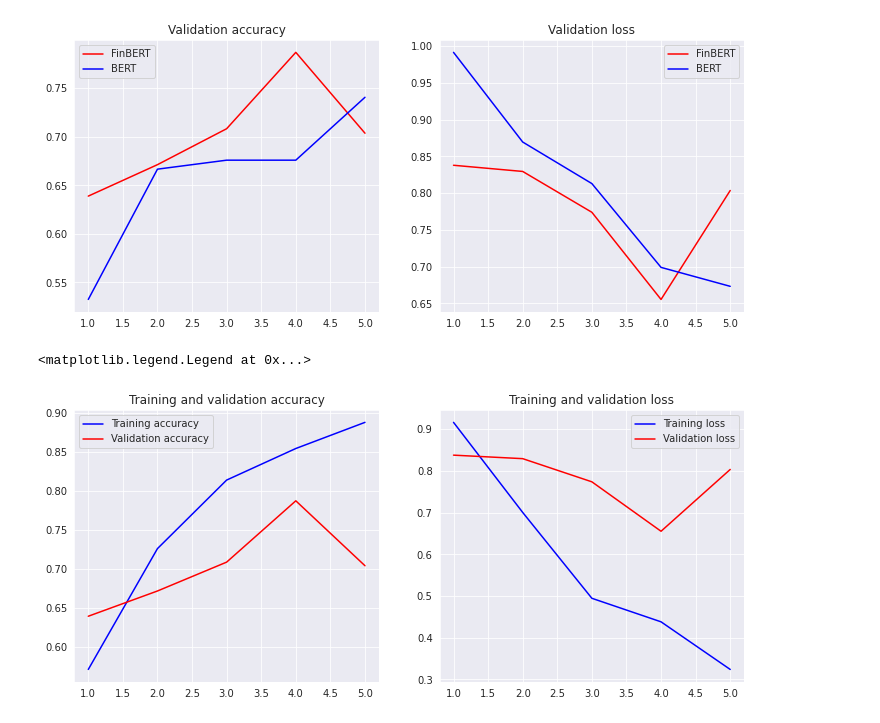
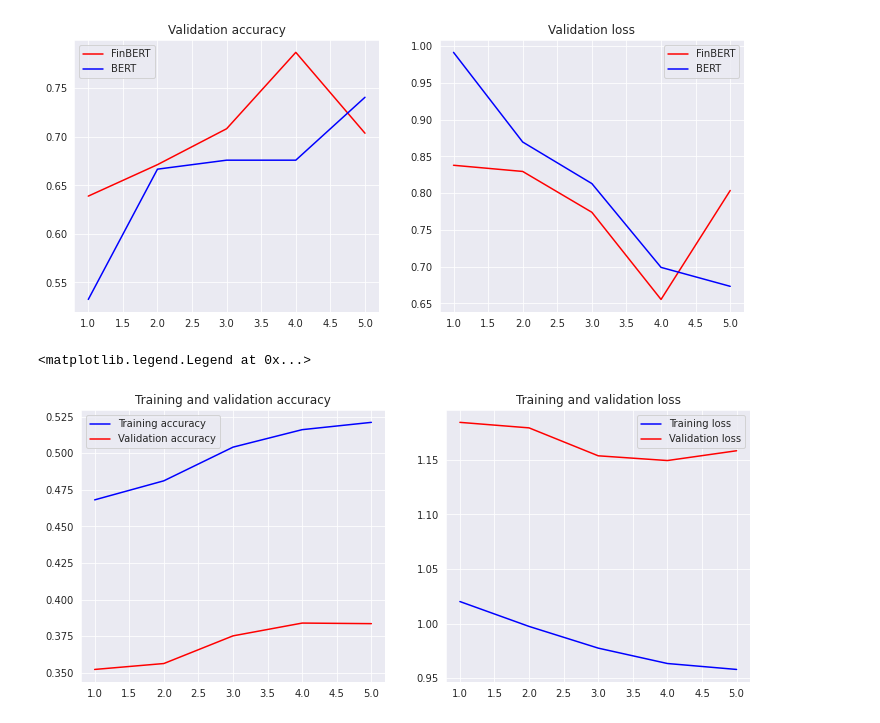
Before and after one commit to dbejarano31/Master-Thesis-Information-Management, a Jupyter notebook: finBERT_HF.ipynb, the cells around one changed output. Drawn from its saved outputs; the diff is of its cells as text; code cells hidden in the pictures.

```diff
--- a/finBERT_HF.ipynb
+++ b/finBERT_HF.ipynb
@@ -215,0 +223,2 @@ max_seq_length = 200
+# %%
+df['Filing'] = df['Filing'].apply(lambda x: remove_stopwords(x))
@@ -248,0 +320,8 @@ test_encodings = tokenizer(list(x_test),
+# %%
+train_encodings.pop('overflow_to_sample_mapping')
+train_encodings.pop('offset_mapping')
+test_encodings.pop('overflow_to_sample_mapping')
+test_encodings.pop('offset_mapping')
+val_encodings.pop('overflow_to_sample_mapping')
+val_encodings.pop('offset_mapping')
+train_encodings.keys
@@ -260,9 +359,9 @@ class SEC_Dataset(torch.utils.data.Dataset):
   def __len__(self):
     return len(self.labels)
 
-train_dataset = SEC_Dataset(train_encodings, train_labels)
-val_dataset = SEC_Dataset(val_encodings, val_labels)
-test_dataset = SEC_Dataset(test_encodings, y_test)
+train_dataset = SEC_Dataset(train_encodings, train_sub_labs)
+val_dataset = SEC_Dataset(val_encodings, val_sub_labs)
+test_dataset = SEC_Dataset(test_encodings, test_sub_labs)
 # %% [markdown]
 ## Performance metrics
 # %%
@@ -375,10 +474,13 @@ training_args = TrainingArguments(
     do_eval = True,
     evaluation_strategy = 'epoch',
     logging_strategy = 'epoch',
-    per_device_train_batch_size = batch_size,
-    per_device_eval_batch_size = batch_size,
+    per_device_train_batch_size = 32,
+    per_device_eval_batch_size = 32,
     warmup_steps = 250,
-    weight_decay = 0.01
+    weight_decay = 0.2,
+    gradient_accumulation_steps = 3,
+    learning_rate = 1e-6,
+    fp16 = True
 )
 
 trainer = MyTrainer(
@@ -388,6 +490,5 @@ trainer = MyTrainer(
     eval_dataset = val_dataset,
     compute_metrics = compute_metrics
 )
-
 trainer.train()
 # %% [output]
@@ -497,18 +598,37 @@ plt.legend()
 [figure]
 # %%
 # here we plot finBERT training
+sns.set_style('darkgrid')
+
+finbert_train_loss = []
+finbert_val_loss = []
+finbert_train_acc = []
+finbert_val_acc = []
+
+for log_history in trainer.state.log_history:
+
+  if 'train_loss' in log_history.keys():
+    # Deal with trianing loss.
+    finbert_train_loss.append(log_history['train_loss'])
+    finbert_train_acc.append(log_history['train_Accuracy'])
+
+  elif 'eval_loss' in log_history.keys():
+    # Deal with eval loss.
+    finbert_val_loss.append(log_history['eval_loss'])
+    finbert_val_acc.append(log_history['eval_Accuracy'])
+
 x = range(1, len(finbert_train_acc) + 1)
 plt.figure(figsize = (12,5))
 plt.subplot(1,2,1)
 plt.plot(x, finbert_train_acc, 'b', label = 'Training accuracy')
 plt.plot(x, finbert_val_acc, 'r', label = 'Validation accuracy')
 plt.title('Training and validation accuracy')
 plt.legend()
 plt.subplot(1,2,2)
 plt.plot(x, finbert_train_loss, 'b', label = 'Training loss')
 plt.plot(x, finbert_val_loss, 'r', label = 'Validation loss')
 plt.title('Training and validation loss')
 plt.legend()
 # %% [output]
 <matplotlib.legend.Legend at 0x...>
-[figure, old version]
+[figure, new version]
```
Also changed, not shown: parts of 26 cells of this notebook.
